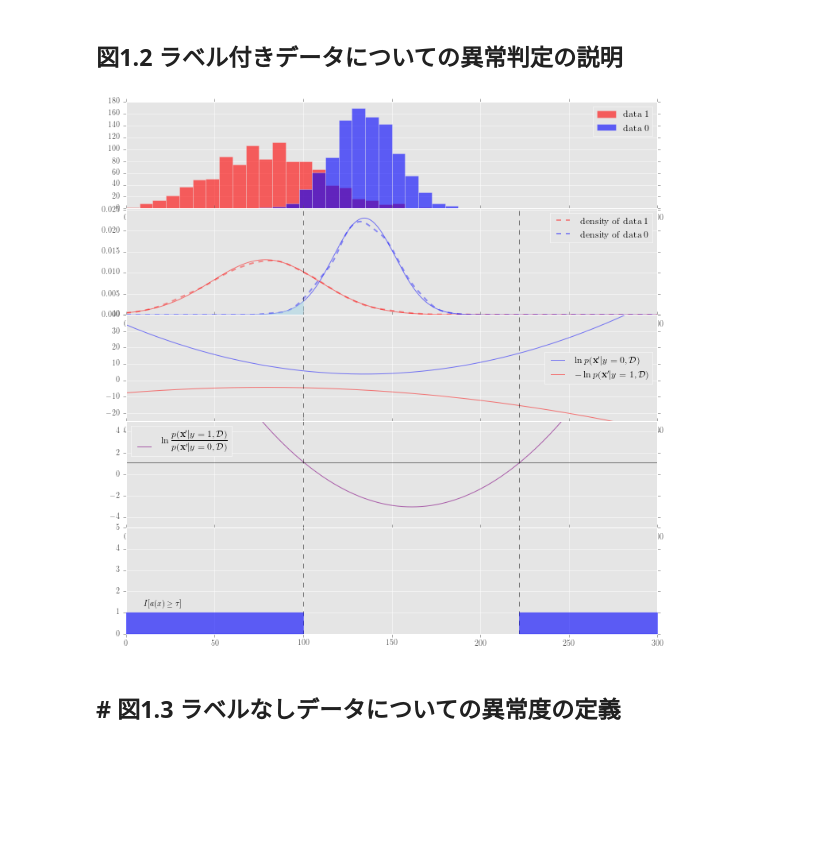
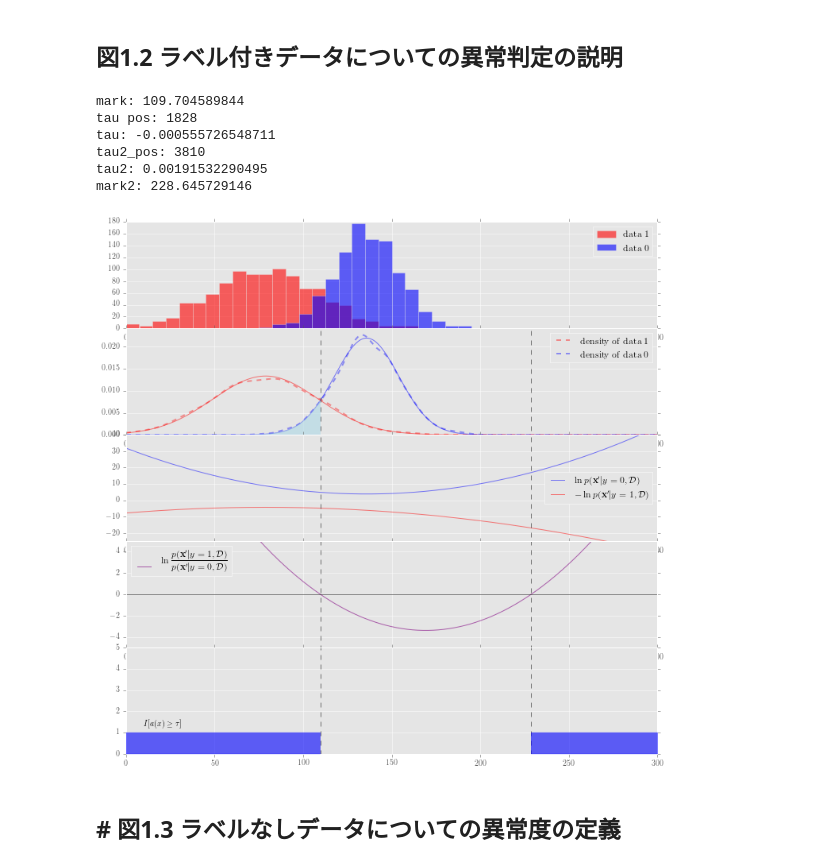
Before and after one commit to matsuken92/anomaly_detection_change_detection, a Jupyter notebook: anomal_detection_chap.01.ipynb, the cells around one changed output. Saved outputs shown, nothing was run; the diff lists cells and outputs as text; code cells hidden in the pictures; blank space fills up the shorter version.

```diff
--- a/anomal_detection_chap.01.ipynb
+++ b/anomal_detection_chap.01.ipynb
@@ -113,7 +113,7 @@ axs[3].plot(x[501:], ecg[501:], c="#2F79B0")
 ## 図1.2 ラベル付きデータについての異常判定の説明
 # %%
 # 乱数生成
-rd.seed(7)
+rd.seed()
 n = 1000
 d_0 = rd.normal(135, 18, n)  # 正常データ
 d_1 = rd.normal(80, 30, n)   # 異常データ
@@ -152,48 +152,81 @@ axs[1].plot(xx, get_density(d_1, xx), "r--", alpha=.4 , lw=2, label=r"density of
 axs[1].plot(xx, get_density(d_0, xx), "b--", alpha=.4 , lw=2, label=r"density of data 0")
 axs[1].legend(loc='best')
 
-mark = 100
-mark2 = 222
+def balance_position(x_min, x_max, f1, f2, EPS=0.00001):
+    if abs(f1(x_max) - f2(x_max)) > EPS:
+        center = (x_min + x_max)/2.
+        if np.sign(f1(x_max) - f2(x_max)) * np.sign(f1(center) - f2(center)) < 0:
+            x_min = center
+        else:
+            x_max = center
+        x_max = balance_position(x_min, x_max, f1, f2)
+    else:
+        return x_max
+    return x_max
+
+mark = balance_position(0, 200, lambda x:st.norm.pdf(x, m_0, sd_0), lambda x: st.norm.pdf(x, m_1, sd_1))
+print "mark:", mark
+
+tau_pos = np.argsort(np.abs(xx - mark))[0]
+print "tau pos:", tau_pos
+
+tau = abnormaly_score[tau_pos]
+print "tau:", tau
+
+tau2_pos = np.max(np.argsort(np.abs(abnormaly_score - tau))[0:2])
+print "tau2_pos:",tau2_pos
+
+tau2 = abnormaly_score[tau2_pos]
+print "tau2:",tau2
+
+mark2 = xx[tau2_pos]
+print "mark2:",mark2
 
 axs[1].plot([0,300],[0,0],"k")
 axs[1].plot(xx, density_1, c="r", alpha=.5 )
 axs[1].plot(xx, density_0, c="b", alpha=.5 )
-axs[1].fill_between(xx[0:1670], density_0[0:1670], color="lightblue", zorder = 500, alpha=.6)
+axs[1].fill_between(xx[0:tau_pos], density_0[0:tau_pos], color="lightblue", zorder = 500, alpha=.6)
 axs[1].set_ylim(0,np.max(density_0)*1.1)
 axs[1].plot([mark ,mark],[-100,200], "k--", lw=.5)
 axs[1].plot([mark2 ,mark2],[-100,200], "k--", lw=.5)
 
 # 3つ目のエリア描画
 axs[2].plot(xx, -np.log(density_0), c="b", alpha=.5,  label=r"$\ln p({\bf x}'|y=0,\mathcal{D})$")
 axs[2].plot(xx,  np.log(density_1), c="r", alpha=.5, label=r"$-\ln p({\bf x}'|y=1,\mathcal{D})$")
+axs[2].plot([mark ,mark],[-110,200], "k--", lw=.5)
 axs[2].plot([mark2 ,mark2],[-110,200], "k--", lw=.5)
-axs[2].plot([mark ,mark],[-110,200], "k--", lw=.5)
 axs[2].set_ylim(-25,40)
 axs[2].legend(loc='best')
 
 # 4つ目のエリア描画
 axs[3].plot(xx, abnormaly_score, c="purple", alpha=.6, label=r"$$ \ln{ p({\bf x}'|y=1,\mathcal{D})\over  p({\bf x}'|y=0,\mathcal{D})} $$")
 axs[3].set_ylim(-5,5)
 axs[3].plot([mark ,mark],[-100,200], "k--", lw=.5)
 axs[3].plot([mark2 ,mark2],[-100,200], "k--", lw=.5)
-axs[3].plot([0 ,300],[1.1,1.1], "k", lw=.5)
+axs[3].plot([0 ,300],[tau, tau], "k", lw=.5)
 axs[3].legend(loc='best')
 
 # 5つ目のエリア描画
-axs[4].fill_between(xx[0:1670], np.ones_like(xx[0:1670]), color="blue", zorder = 500, alpha=.6)
-axs[4].fill_between(xx[3700:], np.ones_like(xx[3700:]), color="blue", zorder = 500, alpha=.6)
+axs[4].fill_between(xx[0:tau_pos], np.ones_like(xx[0:tau_pos]), color="blue", zorder = 500, alpha=.6)
+axs[4].fill_between(xx[tau2_pos:], np.ones_like(xx[tau2_pos:]), color="blue", zorder = 500, alpha=.6)
 axs[4].plot([mark, mark],[-110,200], "k--", lw=.5)
 axs[4].plot([mark2, mark2],[-110,200], "k--", lw=.5)
 axs[4].text(10, 1.3, r"$I[a(x) \ge \tau]$")
 axs[4].set_ylim(0,5)
 
 # すべてのエリアでxの範囲を固定
 for ax in axs:
     ax.set_xlim(0,300)
 
 plt.subplots_adjust(hspace=0)
 # %% [output]
+mark: 109.704589844
+tau pos: 1828
+tau: -0.000555726548711
+tau2_pos: 3810
+tau2: 0.00191532290495
+mark2: 228.645729146
-[figure, old version]
+[figure, new version]
 # %% [markdown]
 ## # 図1.3 ラベルなしデータについての異常度の定義
 # %%
```
